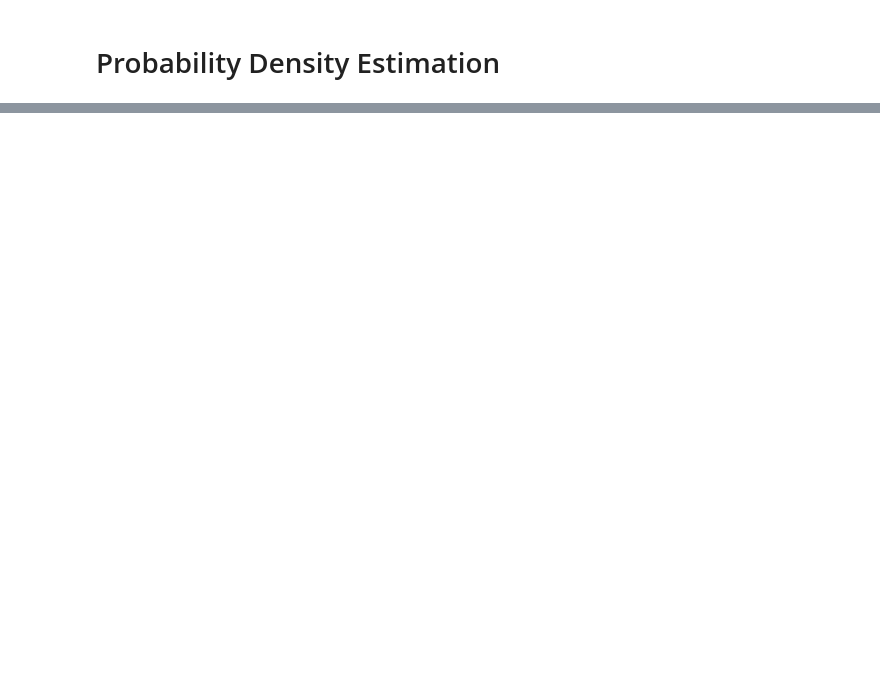
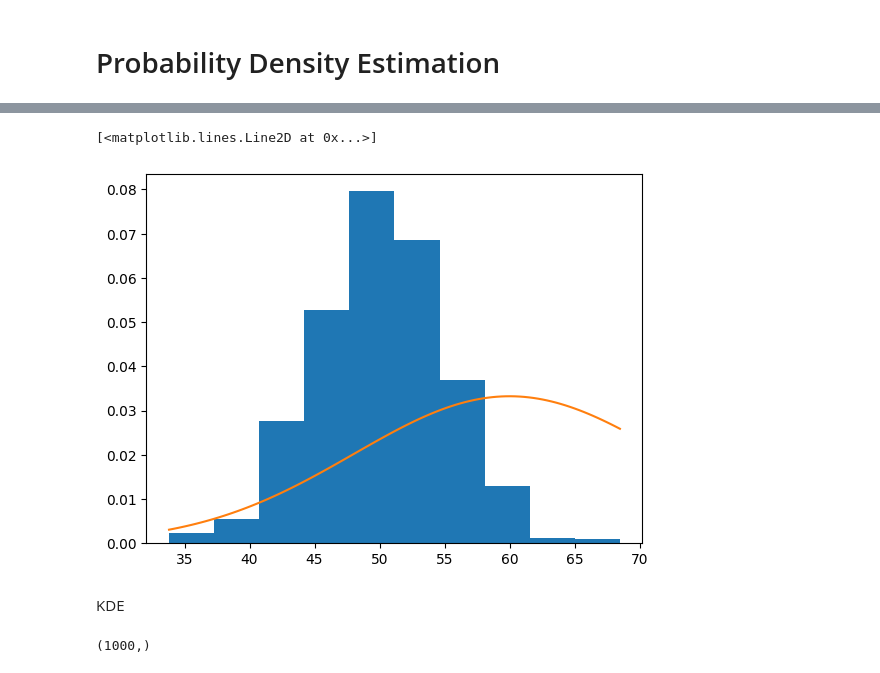
Before and after one commit to Aman-7745/Statistics, a Jupyter notebook: prob_Dist_pynb.ipynb, the cells around one changed output, grey strips where cells are left out. Cells and saved outputs as stored; diff of their text form; code cells hidden in the pictures; blank space fills up the shorter version.

```diff
--- a/prob_Dist_pynb.ipynb
+++ b/prob_Dist_pynb.ipynb
@@ -113,4 +113,12 @@ np.float64(66.92016606878654)
 # %%
 values = np.linspace(sample.min(), sample.max(), 100)
 # %%
-prob= [dist.pdf(values) for value in values]
+prob= [dist.pdf(value) for value in values]
+# %%
+plt.hist(sample, bins =10, density =True)
+plt.plot(values, prob)
+# %% [output]
+[<matplotlib.lines.Line2D at 0x...>]
+[figure, added]
+# %% [markdown]
+KDE
@@ -116,0 +129,4 @@ prob= [dist.pdf(values) for value in values]
+# %%
+sample.shape
+# %% [output]
+(1000,)
```
Also changed, not shown: parts of 17 cells of this notebook.
